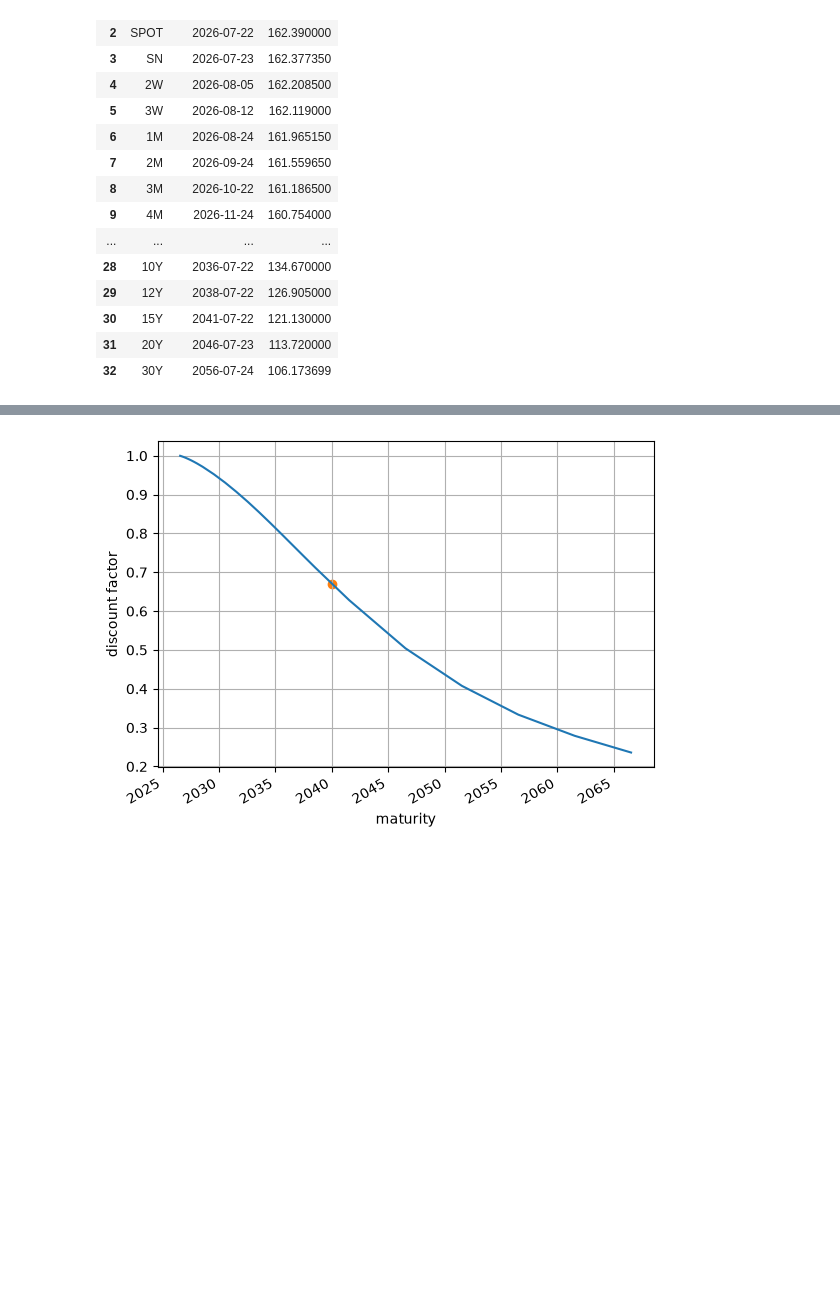
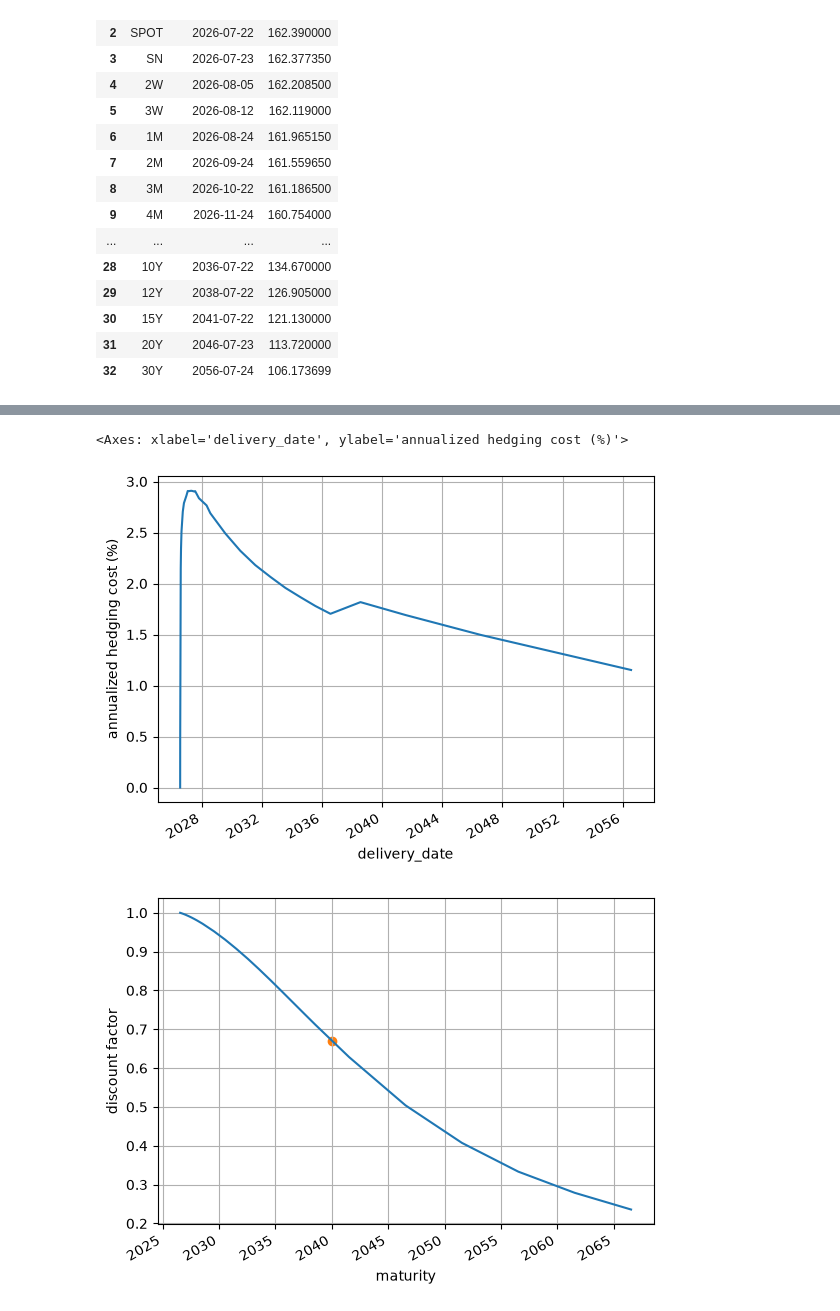
Before and after one commit to niwatoro/pricing, a Jupyter notebook: PRDC.ipynb, the cells around one changed output, grey strips where cells are left out. Cells and saved outputs as stored; diff of their text form; code cells hidden in the pictures; blank space fills up the shorter version.

```diff
--- a/PRDC.ipynb
+++ b/PRDC.ipynb
@@ -8,3 +10,13 @@ import re
+# %%
+def to_py_date(date: ql.Date) -> datetime:
+    return datetime(date.year(), date.month(), date.dayOfMonth())
+
+def to_ql_date(date: datetime) -> ql.Date:
+    return ql.Date(date.day, date.month, date.year)
+
+day_count = ql.Actual365Fixed()
+def year_frac(start: datetime, maturity: datetime) -> float:
+    return day_count.yearFraction(to_ql_date(start), to_ql_date(maturity))
 # %%
 asof_dt = datetime(2026, 7, 17)
 asof_ql_dt = to_ql_date(asof_dt)
@@ -13,6 +25,7 @@ usdjpy_fwd = (
     pd.read_csv("usdjpy_fwd.csv")
     .assign(delivery_date=lambda d: pd.to_datetime(d["delivery_date"]))
 )
+usdjpy_spot = usdjpy_fwd.loc[lambda d: d["label"].eq("SPOT")].iloc[0]["outright"]
 usdjpy_fwd
 # %% [output]
 |  | label | delivery_date | outright |
@@ -68,3 +74,17 @@ plt.show()
+# %%
+(
+    usdjpy_fwd
+    .loc[lambda d: d["delivery_date"] >= to_py_date(calendar.advance(asof_ql_dt, 2, ql.Days))]
+    .assign(
+        ann_hedge=lambda d:
+        (usdjpy_spot - d["outright"])/ usdjpy_spot
+        / d["delivery_date"].apply(lambda x: year_frac(asof_dt, x))
+        * 100
+    )
+).plot(x="delivery_date", y="ann_hedge", legend=None, ylabel="annualized hedging cost (%)", grid=True)
+# %% [output]
+<Axes: xlabel='delivery_date', ylabel='annualized hedging cost (%)'>
+[figure, added]
 # %%
 jpy_ois = (
     pd.read_csv("jpy_ois.csv")
```
Also changed, not shown: parts of 8 cells of this notebook, 1 other file.
